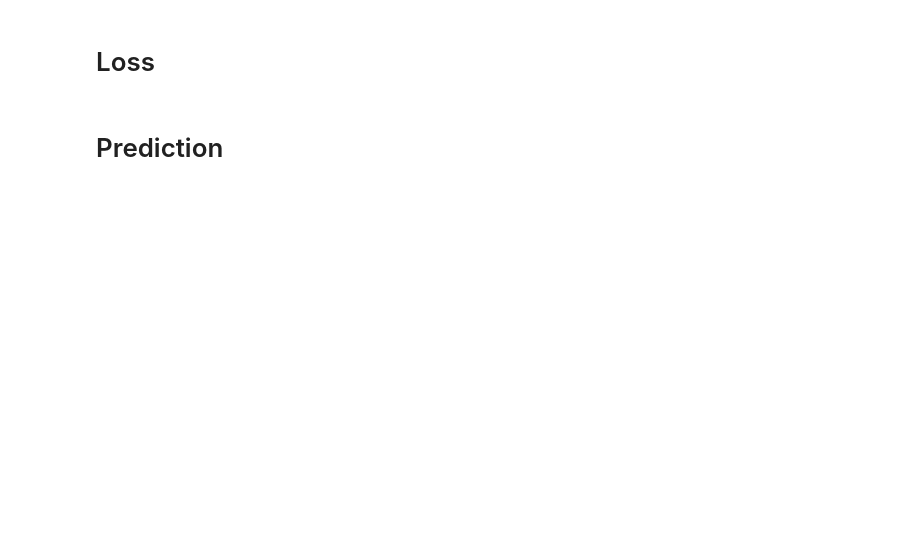
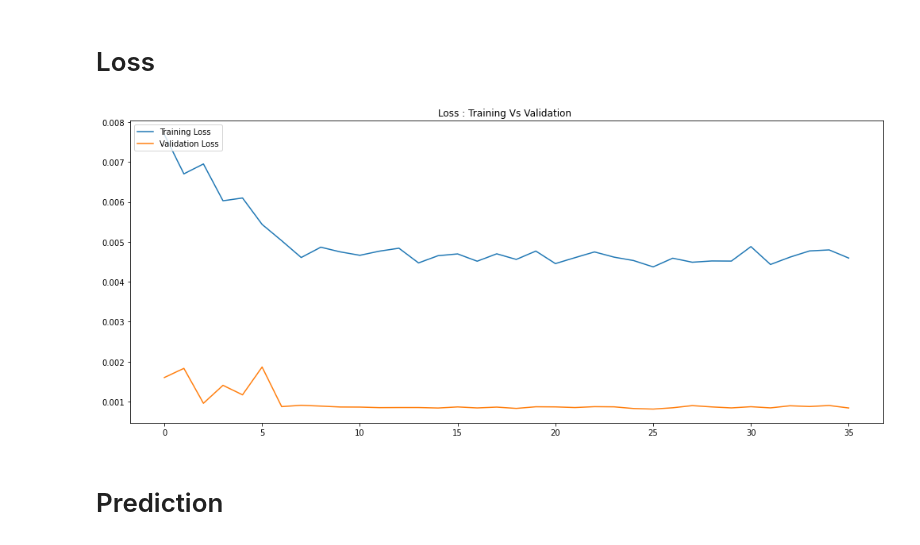
Before and after one commit to Neural-Matrix-LLC/Stock-and-ETF-Prediction, a Jupyter notebook: time series/ensemble-time_series.ipynb, the cells around one changed output. Cells and saved outputs as stored; diff of their text form; code cells hidden in the pictures; blank space fills up the shorter version.

```diff
--- a/time series/ensemble-time_series.ipynb
+++ b/time series/ensemble-time_series.ipynb
@@ -203,12 +222,14 @@ print('Time: ', stop - start)
 # %%
 loss = model_history.history['loss']
 validation_loss = model_history.history['val_loss']
 
 plt.figure(figsize=(17, 7));
-plt.plot(range(100), loss, label='Training Loss');
-plt.plot(range(100), validation_loss, label='Validation Loss');
+plt.plot(loss, label='Training Loss');
+plt.plot(validation_loss, label='Validation Loss');
 plt.legend(loc='upper left');
 plt.title('Loss : Training Vs Validation ');
+# %% [output]
+[figure, added]
 # %% [markdown]
 # Prediction
 # %%
```
Also changed, not shown: parts of 10 cells of this notebook, 18 other files.
